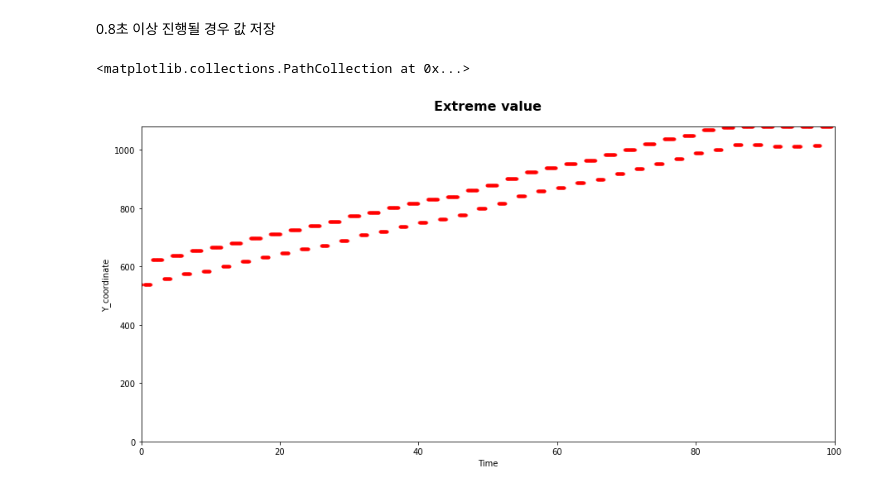
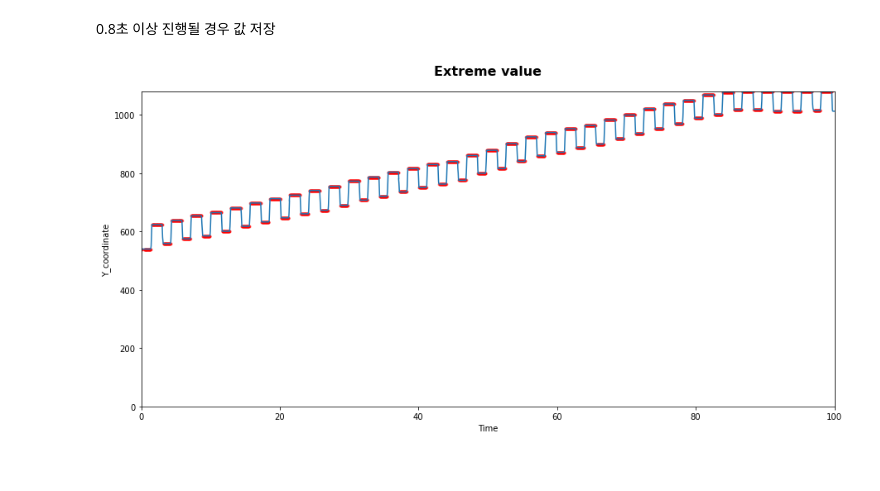
Before and after one commit to bearme1124/Liftoff-study, a Jupyter notebook: find_extreme.ipynb, the cells around one changed output. Drawn from its saved outputs; the diff is of its cells as text; code cells hidden in the pictures.

```diff
--- a/find_extreme.ipynb
+++ b/find_extreme.ipynb
@@ -3,10 +3,19 @@
 # %%
 import pandas as pd
 import matplotlib.pyplot as plt
+import numpy as np
+import seaborn as sns
 
 df = pd.read_csv('Liftoff_result/Level1.csv')
 df = df.loc[:, ['time', 'value']]
 arr = df.values.tolist()
+
+#csv의 모든 값 추출
+value_time = []
+value_cord = []
+for i in range(len(arr)):
+    value_time.append(arr[i][0])
+    value_cord.append(arr[i][1])
 
 temp = 0
 extreme_value = []
@@ -14,6 +23,7 @@ extreme_value = []
 ext_time = []
 ext_cord = []
 
+#현재까지의 직선 그래프 추출
 def point_extreme(arr, i, temp):
     for j in range(temp, i):
         ext_time.append(arr[j][0])
@@ -30,15 +40,20 @@ for i in range(1, len(arr)):
 # %%
 title_font = {
     'fontsize': 16,
     'fontweight': 'bold'
 }
 fig, ax = plt.subplots(figsize = (15,7))
 plt.title('Extreme value', fontdict=title_font, pad = 20)
 plt.xlabel('Time')
 plt.ylabel('Y_coordinate')
 plt.xlim([0, 100])
 plt.ylim([0, 1080])
-plt.scatter(ext_time, ext_cord, alpha = 0.3, s = 3**2, c = 'red')
+#극값 그리기
+ax.scatter(ext_time, ext_cord, alpha = 0.3, s = 3**2, c = 'red')
+
+#실험값 그리기
+ax.plot(value_time, value_cord)
+
+plt.show()
 # %% [output]
-<matplotlib.collections.PathCollection at 0x...>
-[figure, old version]
+[figure, new version]
```
Also changed, not shown: parts of 1 cell of this notebook.
